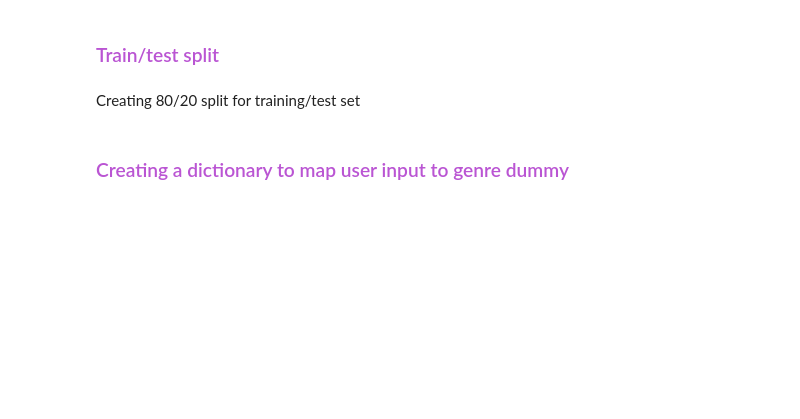
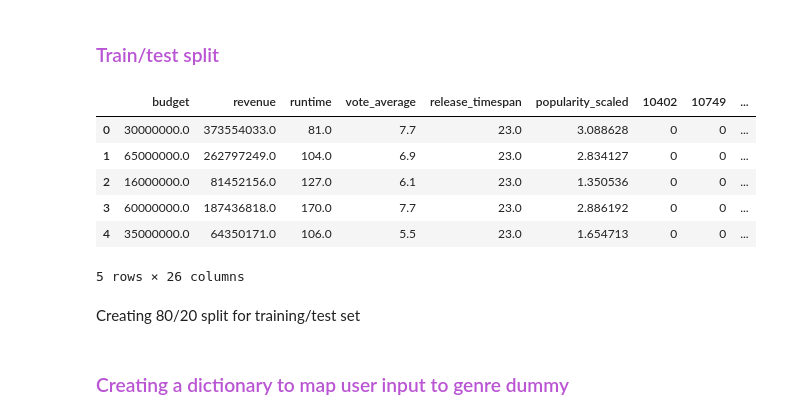
Before and after one commit to veronicahsieh/MSIA-movie-app-flask, a Jupyter notebook: develop/Movies.ipynb, the cells around one changed output. Saved outputs shown, nothing was run; the diff lists cells and outputs as text; code cells hidden in the pictures; blank space fills up the shorter version.

```diff
--- a/develop/Movies.ipynb
+++ b/develop/Movies.ipynb
@@ -441,5 +472,16 @@ movies_v4.shape
 # %% [markdown]
 ### <font color='MediumOrchid'>Train/test split</font>
+# %%
+movies_features = pd.read_csv("movies_clean.csv")
+movies_features.head()
+# %% [output]
+|  | budget | revenue | runtime | vote_average | release_timespan | popularity_scaled | 10402 | 10749 | ... |
+| 0 | 30000000.0 | 373554033.0 | 81.0 | 7.7 | 23.0 | 3.088628 | 0 | 0 | ... |
+| 1 | 65000000.0 | 262797249.0 | 104.0 | 6.9 | 23.0 | 2.834127 | 0 | 0 | ... |
+| 2 | 16000000.0 | 81452156.0 | 127.0 | 6.1 | 23.0 | 1.350536 | 0 | 0 | ... |
+| 3 | 60000000.0 | 187436818.0 | 170.0 | 7.7 | 23.0 | 2.886192 | 0 | 0 | ... |
+| 4 | 35000000.0 | 64350171.0 | 106.0 | 5.5 | 23.0 | 1.654713 | 0 | 0 | ... |
+5 rows × 26 columns
 # %%
 from sklearn.model_selection import train_test_split
 # %% [markdown]
```
Also changed, not shown: parts of 27 cells of this notebook, 15 other files.
